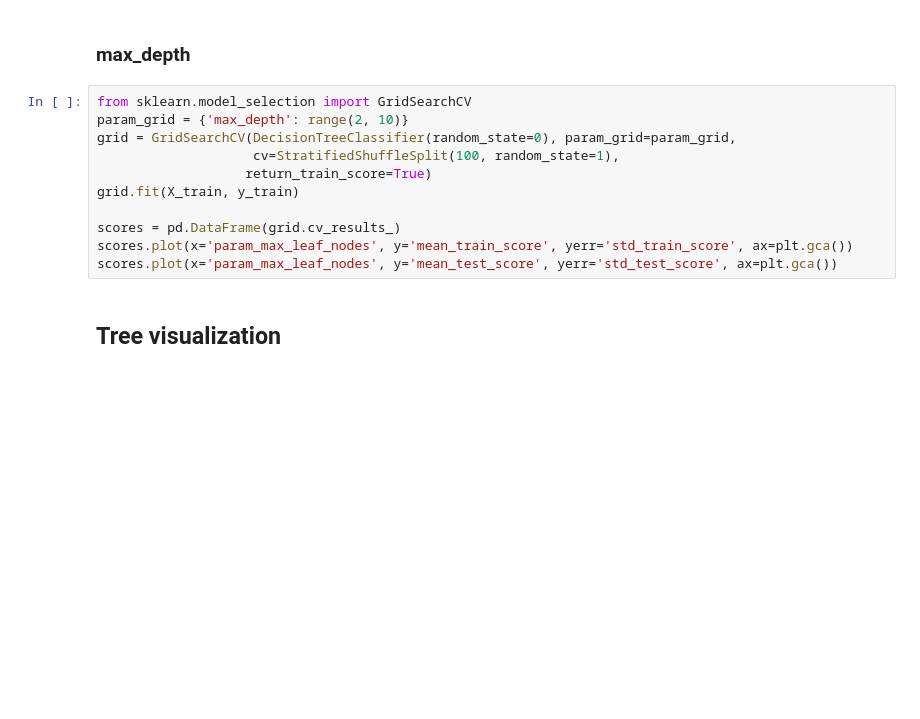
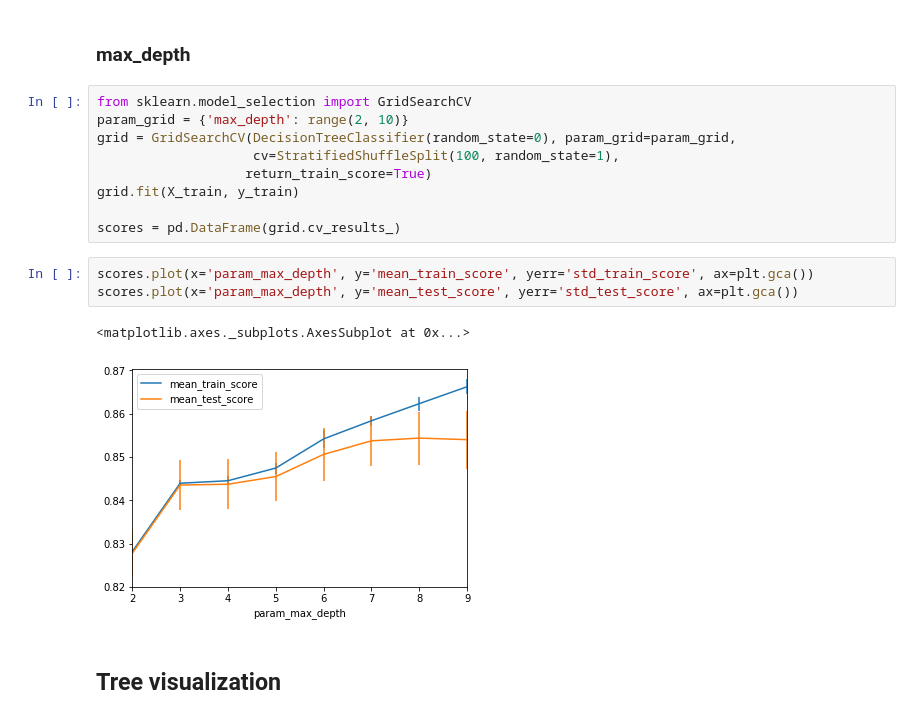
Before and after one commit to lgaalves/AppliedMathSchoolLectures, a Jupyter notebook: day-5-machine-learning-part-II/02 - Trees.ipynb, the cells around one changed output. Saved outputs shown, nothing was run; the diff lists cells and outputs as text; blank space fills up the shorter version.

```diff
--- a/day-5-machine-learning-part-II/02 - Trees.ipynb
+++ b/day-5-machine-learning-part-II/02 - Trees.ipynb
@@ -273,8 +273,12 @@ grid = GridSearchCV(DecisionTreeClassifier(random_state=0), param_grid=param_gri
 grid.fit(X_train, y_train)
 
 scores = pd.DataFrame(grid.cv_results_)
-scores.plot(x='param_max_leaf_nodes', y='mean_train_score', yerr='std_train_score', ax=plt.gca())
-scores.plot(x='param_max_leaf_nodes', y='mean_test_score', yerr='std_test_score', ax=plt.gca())
+# %%
+scores.plot(x='param_max_depth', y='mean_train_score', yerr='std_train_score', ax=plt.gca())
+scores.plot(x='param_max_depth', y='mean_test_score', yerr='std_test_score', ax=plt.gca())
+# %% [output]
+<matplotlib.axes._subplots.AxesSubplot at 0x...>
+[figure, added]
 # %% [markdown]
 ## Tree visualization
 # %%
```
Also changed, not shown: parts of 3 cells of this notebook.
